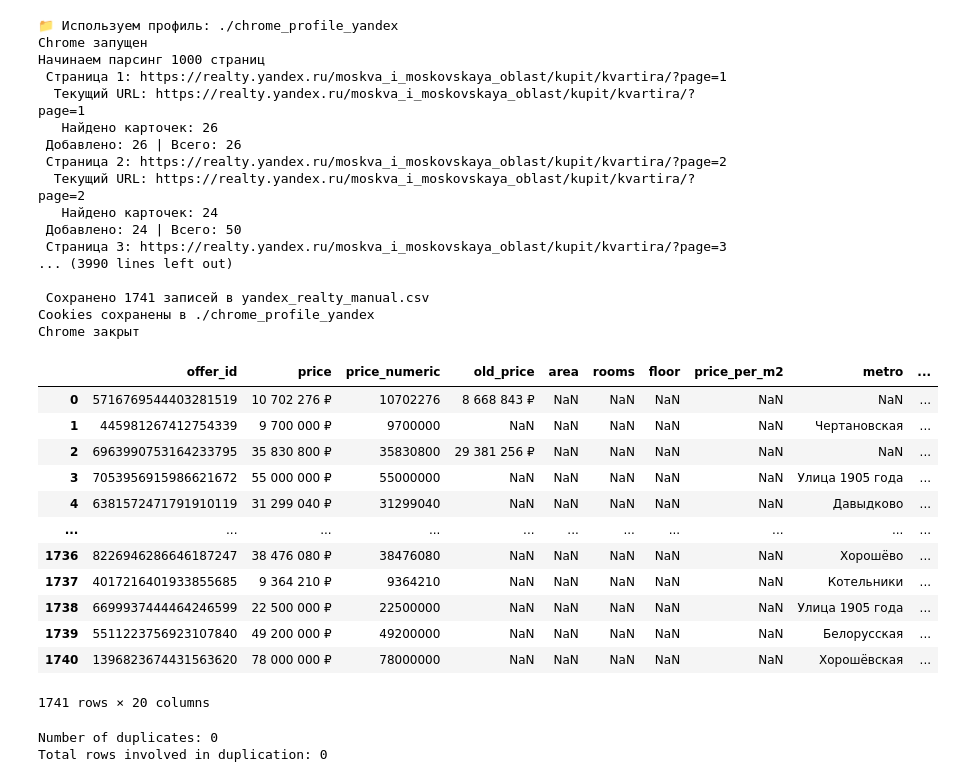
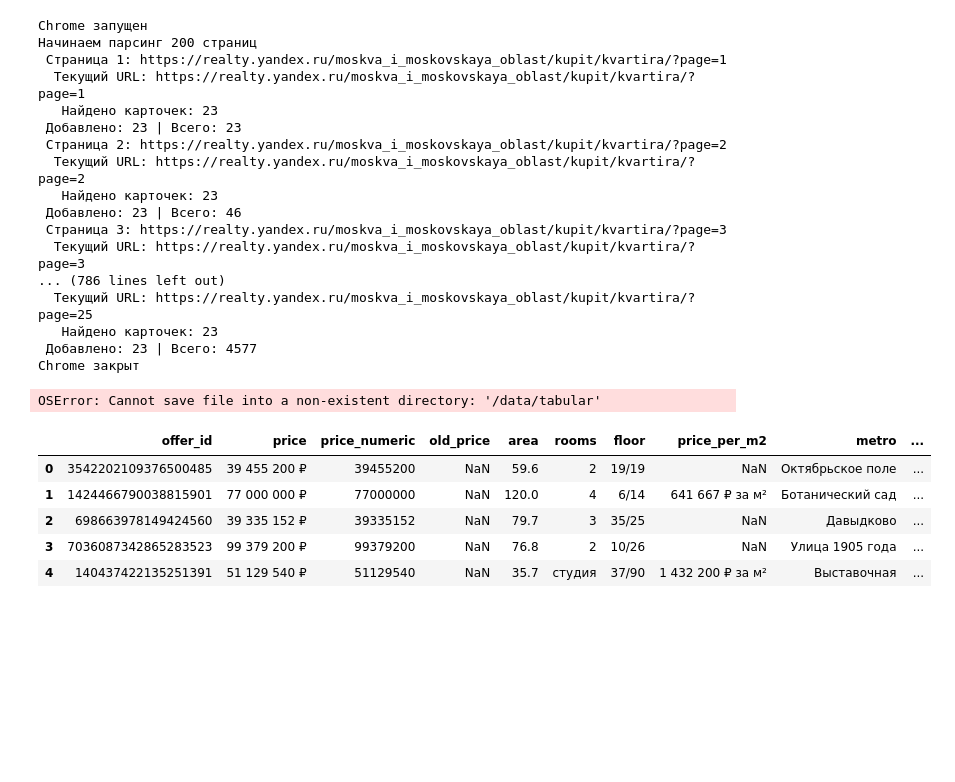
Before and after one commit to ProninEgorDm/BYTE, a Jupyter notebook: src/parsing/ya_parser_raw.ipynb, the cells around one changed output. Cells and saved outputs as stored; diff of their text form; code cells hidden in the pictures; blank space fills up the shorter version.

```diff
--- a/src/parsing/ya_parser_raw.ipynb
+++ b/src/parsing/ya_parser_raw.ipynb
@@ -436,63 +413,43 @@ class YandexRealtyParser:
 if __name__ == '__main__':
     URL = "https://realty.yandex.ru/moskva_i_moskovskaya_oblast/kupit/kvartira/"
 
-    PROFILE_DIR = './chrome_profile_yandex'
-    os.makedirs(PROFILE_DIR, exist_ok=True)
-
-    parser = YandexRealtyParser(headless=False, profile_dir=PROFILE_DIR)
+    parser = YandexRealtyParser(headless=False)
     parser.start()
 
     try:
-        items = parser.parse_multiple_pages(URL, pages=1000)
-        parser.save_to_csv('yandex_realty_manual.csv')
+        items = parser.parse_multiple_pages(URL, pages=200)
+        parser.save_to_csv('/Users/egor/VS_GIT_repositories/BYTE/src/data/tabular/yandex_realty_manual.csv')
 
     finally:
         parser.close()
 # %% [output]
-📁 Используем профиль: ./chrome_profile_yandex
 Chrome запущен
-Начинаем парсинг 1000 страниц
+Начинаем парсинг 200 страниц
  Страница 1: https://realty.yandex.ru/moskva_i_moskovskaya_oblast/kupit/kvartira/?page=1
   Текущий URL: https://realty.yandex.ru/moskva_i_moskovskaya_oblast/kupit/kvartira/?page=1
-   Найдено карточек: 26
- Добавлено: 26 | Всего: 26
+   Найдено карточек: 23
+ Добавлено: 23 | Всего: 23
  Страница 2: https://realty.yandex.ru/moskva_i_moskovskaya_oblast/kupit/kvartira/?page=2
   Текущий URL: https://realty.yandex.ru/moskva_i_moskovskaya_oblast/kupit/kvartira/?page=2
-   Найдено карточек: 24
- Добавлено: 24 | Всего: 50
+   Найдено карточек: 23
+ Добавлено: 23 | Всего: 46
  Страница 3: https://realty.yandex.ru/moskva_i_moskovskaya_oblast/kupit/kvartira/?page=3
-... (3990 lines left out)
-
- Сохранено 1741 записей в yandex_realty_manual.csv
-Cookies сохранены в ./chrome_profile_yandex
+  Текущий URL: https://realty.yandex.ru/moskva_i_moskovskaya_oblast/kupit/kvartira/?page=3
+... (786 lines left out)
+  Текущий URL: https://realty.yandex.ru/moskva_i_moskovskaya_oblast/kupit/kvartira/?page=25
+   Найдено карточек: 23
+ Добавлено: 23 | Всего: 4577
 Chrome закрыт
+OSError: Cannot save file into a non-existent directory: '/data/tabular'
 # %%
 import pandas as pd
-df = pd.read_csv('yandex_realty_manual.csv')
+df = pd.read_csv('/Users/egor/VS_GIT_repositories/BYTE/src/data/tabular/yandex_realty_manual.csv')
 # %%
-df#.head()
+df.head()
 # %% [output]
 |  | offer_id | price | price_numeric | old_price | area | rooms | floor | price_per_m2 | metro | ... |
-| 0 | 5716769544403281519 | 10 702 276 ₽ | 10702276 | 8 668 843 ₽ | NaN | NaN | NaN | NaN | NaN | ... |
-| 1 | 445981267412754339 | 9 700 000 ₽ | 9700000 | NaN | NaN | NaN | NaN | NaN | Чертановская | ... |
-| 2 | 6963990753164233795 | 35 830 800 ₽ | 35830800 | 29 381 256 ₽ | NaN | NaN | NaN | NaN | NaN | ... |
-| 3 | 7053956915986621672 | 55 000 000 ₽ | 55000000 | NaN | NaN | NaN | NaN | NaN | Улица 1905 года | ... |
-| 4 | 6381572471791910119 | 31 299 040 ₽ | 31299040 | NaN | NaN | NaN | NaN | NaN | Давыдково | ... |
-| ... | ... | ... | ... | ... | ... | ... | ... | ... | ... | ... |
-| 1736 | 8226946286646187247 | 38 476 080 ₽ | 38476080 | NaN | NaN | NaN | NaN | NaN | Хорошёво | ... |
-| 1737 | 4017216401933855685 | 9 364 210 ₽ | 9364210 | NaN | NaN | NaN | NaN | NaN | Котельники | ... |
-| 1738 | 6699937444464246599 | 22 500 000 ₽ | 22500000 | NaN | NaN | NaN | NaN | NaN | Улица 1905 года | ... |
-| 1739 | 5511223756923107840 | 49 200 000 ₽ | 49200000 | NaN | NaN | NaN | NaN | NaN | Белорусская | ... |
-| 1740 | 1396823674431563620 | 78 000 000 ₽ | 78000000 | NaN | NaN | NaN | NaN | NaN | Хорошёвская | ... |
+| 0 | 3542202109376500485 | 39 455 200 ₽ | 39455200 | NaN | 59.6 | 2 | 19/19 | NaN | Октябрьское поле | ... |
+| 1 | 1424466790038815901 | 77 000 000 ₽ | 77000000 | NaN | 120.0 | 4 | 6/14 | 641 667 ₽ за м² | Ботанический сад | ... |
+| 2 | 698663978149424560 | 39 335 152 ₽ | 39335152 | NaN | 79.7 | 3 | 35/25 | NaN | Давыдково | ... |
+| 3 | 7036087342865283523 | 99 379 200 ₽ | 99379200 | NaN | 76.8 | 2 | 10/26 | NaN | Улица 1905 года | ... |
+| 4 | 140437422135251391 | 51 129 540 ₽ | 51129540 | NaN | 35.7 | студия | 37/90 | 1 432 200 ₽ за м² | Выставочная | ... |
-1741 rows × 20 columns
-# %%
-# Count how many rows are duplicates (excluding the first occurrences by default)
-count_duplicates = df.duplicated().sum()
-print(f"Number of duplicates: {count_duplicates}")
-
-# Count all occurrences of duplicates (by setting keep=False)
-count_all_duplicates = df.duplicated(keep=False).sum()
-print(f"Total rows involved in duplication: {count_all_duplicates}")
-# %% [output]
-Number of duplicates: 0
-Total rows involved in duplication: 0
```
Also changed, not shown: parts of 1 cell of this notebook, 6 other files.
